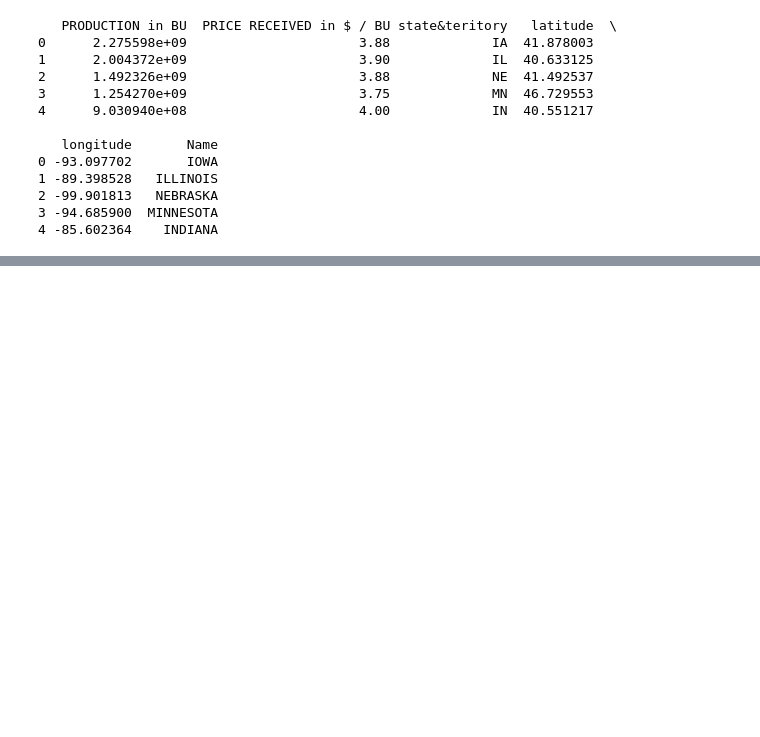
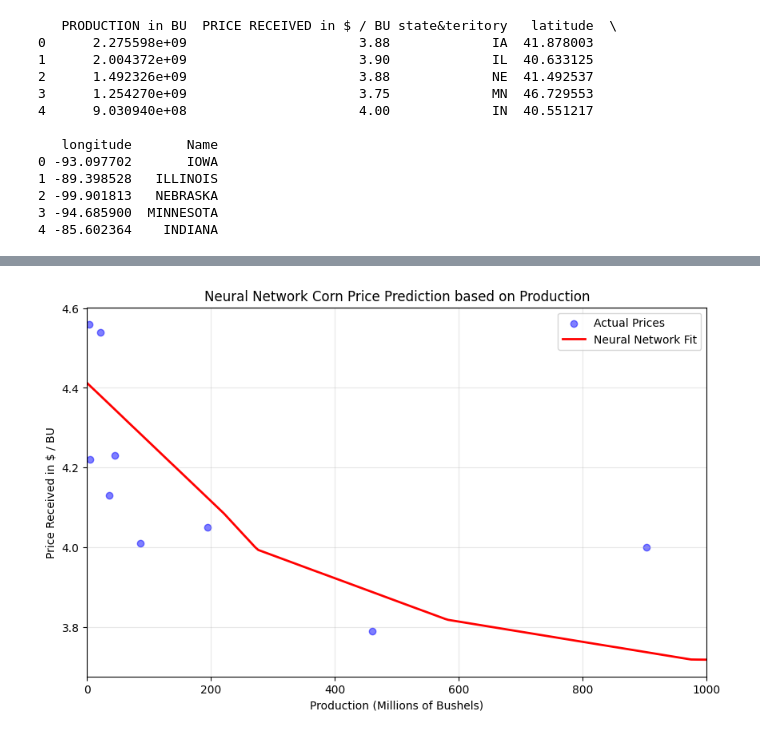
Before and after one commit to mkowa2/Data_Bandits_CS418, a Jupyter notebook: src/crop.ipynb, the cells around one changed output, grey strips where cells are left out. Saved outputs shown, nothing was run; the diff lists cells and outputs as text; code cells hidden in the pictures; blank space fills up the shorter version.

```diff
--- a/src/crop.ipynb
+++ b/src/crop.ipynb
@@ -232,0 +331,84 @@ m
+# %%
+# Import required libraries
+import matplotlib.pyplot as plt
+import numpy as np
+from sklearn.model_selection import train_test_split
+from sklearn.metrics import mean_squared_error, r2_score
+from sklearn.preprocessing import StandardScaler
+import tensorflow as tf
+from tensorflow.keras.models import Sequential
+from tensorflow.keras.layers import Dense, Dropout
+from tensorflow.keras.optimizers import Adam
+
+# Prepare the data from location_averages (all producers)
+clean_data = location_averages.dropna()
+
+# Scale down X values to millions
+X = clean_data['PRODUCTION in BU'].values / 1_000_000  # Convert to millions of bushels
+y = clean_data['PRICE RECEIVED in $ / BU'].values
+
+# Reshape X for the neural network
+X = X.reshape(-1, 1)
+
+# Split the data
+X_train, X_test, y_train, y_test = train_test_split(X, y, test_size=0.2, random_state=42)
+
+# Scale the features
+scaler_X = StandardScaler()
+X_train_scaled = scaler_X.fit_transform(X_train)
+X_test_scaled = scaler_X.transform(X_test)
+
+# Create a simple neural network
+model = Sequential([
+    Dense(8, activation='relu', input_shape=(1,)),
+    Dropout(0.2),
+    Dense(8, activation='relu'),
+    Dense(1)
+])
+
+# Compile the model
+model.compile(optimizer=Adam(learning_rate=0.01), loss='mse')
+
+# Train the model
+history = model.fit(X_train_scaled, y_train,
+                   epochs=100,
+                   batch_size=8,
+                   validation_split=0.2,
+                   verbose=0)
+
+# Make predictions
+y_pred = model.predict(X_test_scaled)
+
+# Print metrics
+print(f'Mean Squared Error: {mean_squared_error(y_test, y_pred):.4f}')
+print(f'R² Score: {r2_score(y_test, y_pred):.4f}')
+
+# Plot
+plt.figure(figsize=(10, 6))
+plt.scatter(X_test, y_test, color='blue', label='Actual Prices', alpha=0.5)
+
+# Create smooth curve for plotting
+X_smooth = np.linspace(0, 1000, 200).reshape(-1, 1)
+X_smooth_scaled = scaler_X.transform(X_smooth)
+y_smooth = model.predict(X_smooth_scaled)
+
+plt.plot(X_smooth, y_smooth, color='red', label='Neural Network Fit', linewidth=2)
+plt.xlabel('Production (Millions of Bushels)')
+plt.ylabel('Price Received in $ / BU')
+plt.title('Neural Network Corn Price Prediction based on Production')
+plt.legend()
+plt.grid(True, alpha=0.3)
+plt.xlim(0, 1000)
+plt.show()
+
+# Plot training history
+plt.figure(figsize=(10, 4))
+plt.plot(history.history['loss'], label='Training Loss')
+plt.plot(history.history['val_loss'], label='Validation Loss')
+plt.xlabel('Epoch')
+plt.ylabel('Mean Squared Error')
+plt.title('Training History')
+plt.legend()
+plt.grid(True, alpha=0.3)
+plt.show()
+# %% [output]
@@ -232,0 +419 @@ m
+[figure, added]
```
Also changed, not shown: parts of 5 cells of this notebook.
